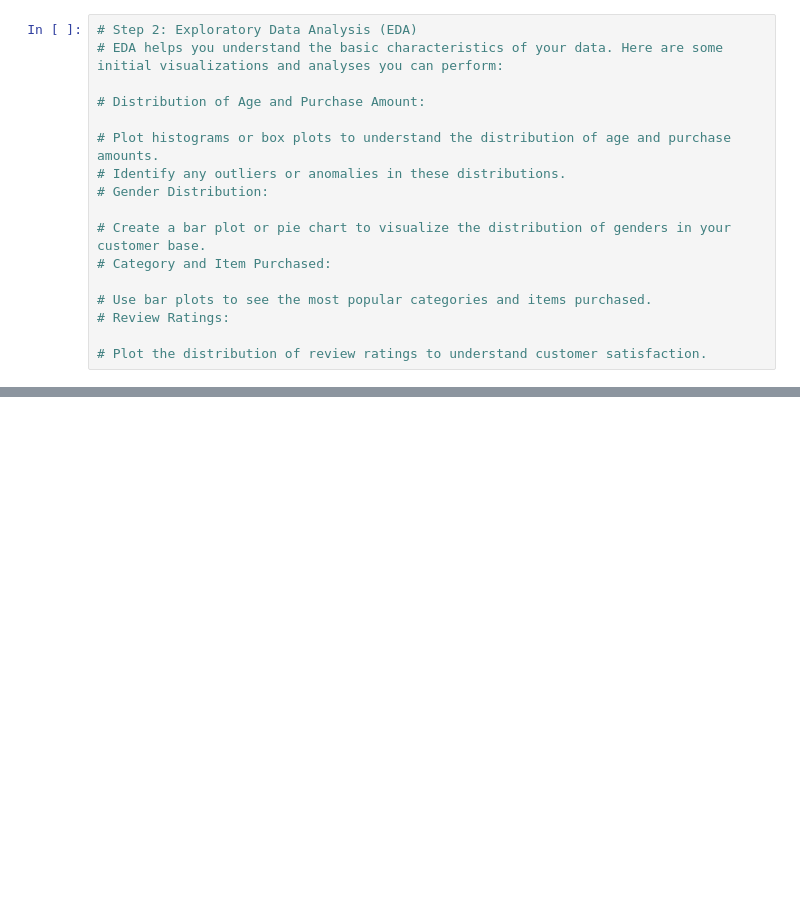
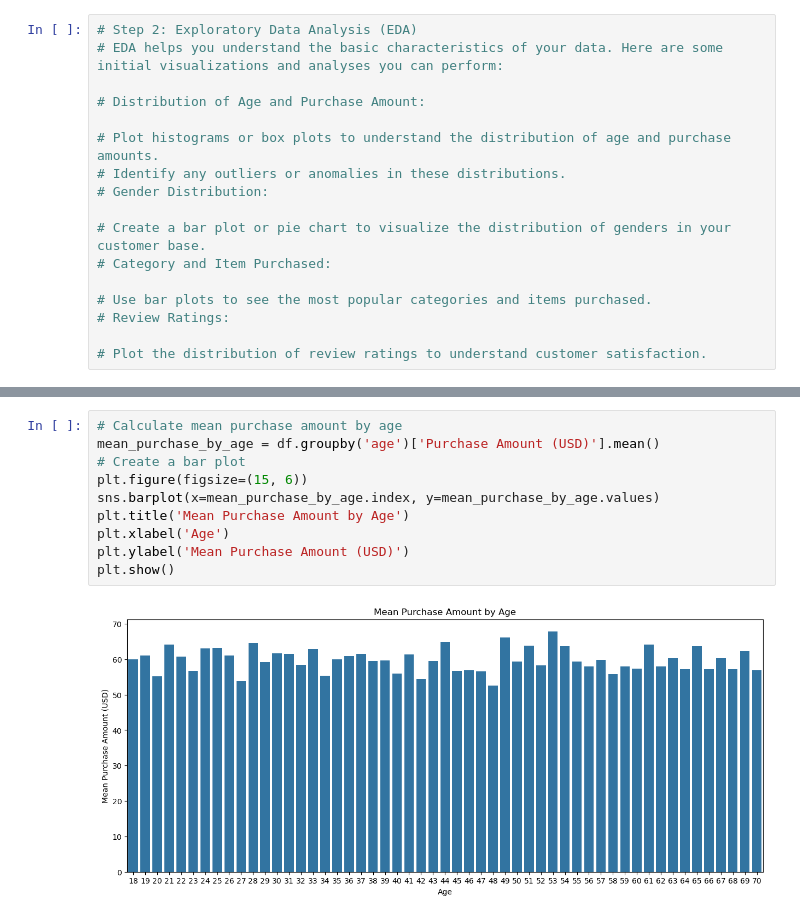
Before and after one commit to luisrodriguezror/project4, a Jupyter notebook: Data_Setup.ipynb, the cells around one changed output, grey strips where cells are left out. Drawn from its saved outputs; the diff is of its cells as text; blank space fills up the shorter version.

```diff
--- a/Data_Setup.ipynb
+++ b/Data_Setup.ipynb
@@ -149,0 +163,12 @@ customer_segmentation_encoded.head()
+# %%
+# Calculate mean purchase amount by age
+mean_purchase_by_age = df.groupby('age')['Purchase Amount (USD)'].mean()
+# Create a bar plot
+plt.figure(figsize=(15, 6))
+sns.barplot(x=mean_purchase_by_age.index, y=mean_purchase_by_age.values)
+plt.title('Mean Purchase Amount by Age')
+plt.xlabel('Age')
+plt.ylabel('Mean Purchase Amount (USD)')
+plt.show()
+# %% [output]
+[figure, added]
```
Also changed, not shown: parts of 1 cell of this notebook.
